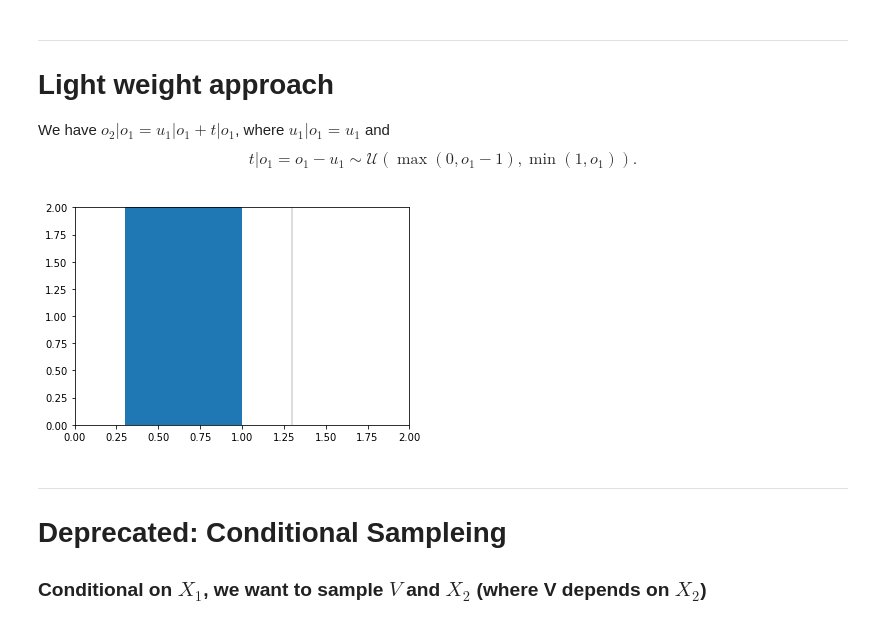
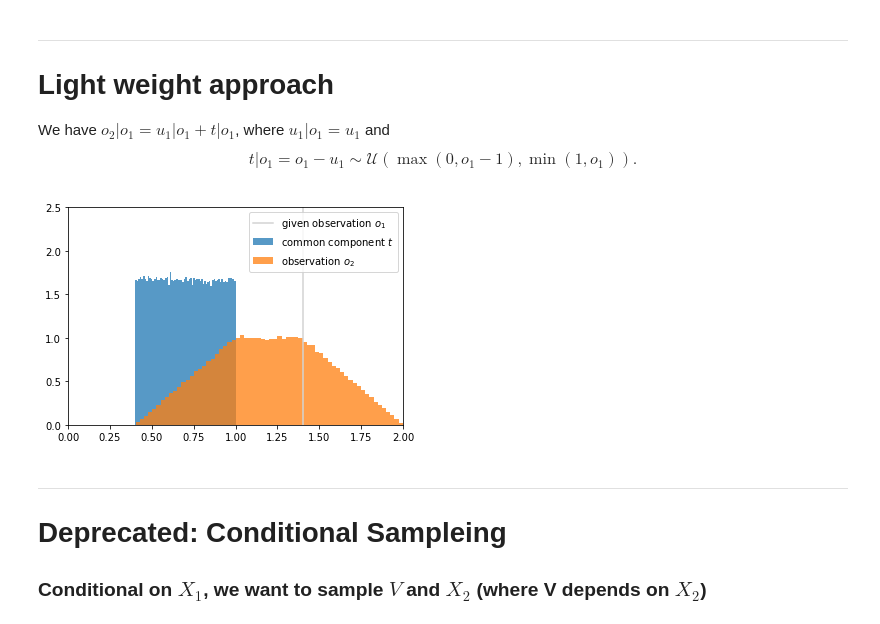
Before and after one commit to heidekrueger/bnelearn, a Jupyter notebook: notebooks/Interdependencies/Conditional Density AV.ipynb, the cells around one changed output. Saved outputs shown, nothing was run; the diff lists cells and outputs as text; code cells hidden in the pictures.

```diff
--- a/notebooks/Interdependencies/Conditional Density AV.ipynb
+++ b/notebooks/Interdependencies/Conditional Density AV.ipynb
@@ -53,15 +53,17 @@ def draw_common_given_o1(o1: torch.Tensor, batch_size: int):
         .repeat(1, batch_size_0).view(batch_size_0, batch_size_1)
     return (u_bounds - l_bounds) * uniform + l_bounds
 # %%
-o1 = torch.tensor([1.3])
-t = draw_common_given_o1(o1, 1000)
+o1 = torch.tensor([1.4])
+t = draw_common_given_o1(o1, 200000)
+o2 = t + torch.empty_like(t).uniform_(0, 1)
 
-plt.plot([o1, o1], [0, 10], color='lightgrey')
-plt.hist(t, 50)
-plt.xlim([0, 2]); plt.ylim([0, 2])
+plt.plot([o1, o1], [0, 10], color='lightgrey', label='given observation $o_1$')
+plt.hist(t, 64, density=True, alpha=.75, label='common component $t$')
+plt.hist(o2, 64, density=True, alpha=.75, label='observation $o_2$')
+plt.xlim([0, 2]); plt.ylim([0, 2.5]); plt.legend()
 plt.show()
 # %% [output]
-[figure, old version]
+[figure, new version]
 # %% [markdown]
 ---
 # Deprecated: Conditional Sampleing
```
Also changed, not shown: parts of 1 cell of this notebook, 3 other files.
